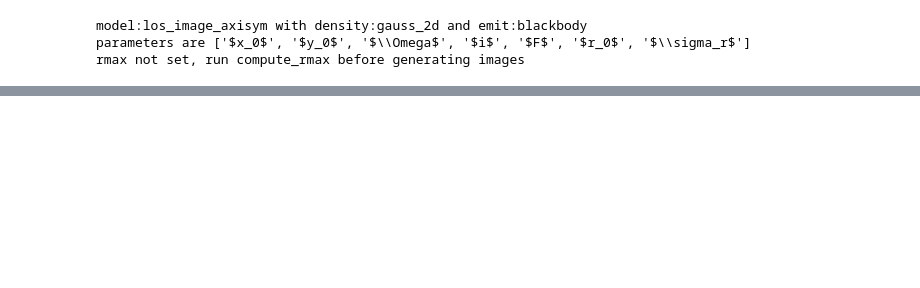
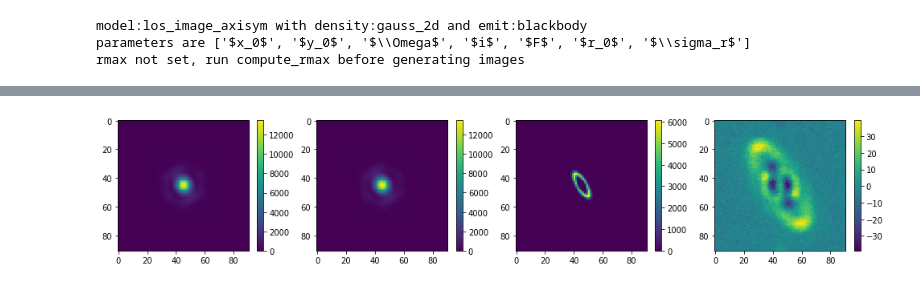
Before and after one commit to drgmk/pandeia-disks, a Jupyter notebook: notebooks/model.ipynb, the cells around one changed output, grey strips where cells are left out. Cells and saved outputs as stored; diff of their text form; code cells hidden in the pictures; blank space fills up the shorter version.

```diff
--- a/notebooks/model.ipynb
+++ b/notebooks/model.ipynb
@@ -132,0 +152,4 @@ show_images([ii.image_full(out[:-2]), conv_img(out, psf), image - conv_img(out,
+# %%
+show_images([image, conv_img(out, psf), ii.image_full(out[:-4]), image - conv_img(out, psf)])
+# %% [output]
+[figure, added]
```
Also changed, not shown: parts of 8 cells of this notebook, 6 other files.
